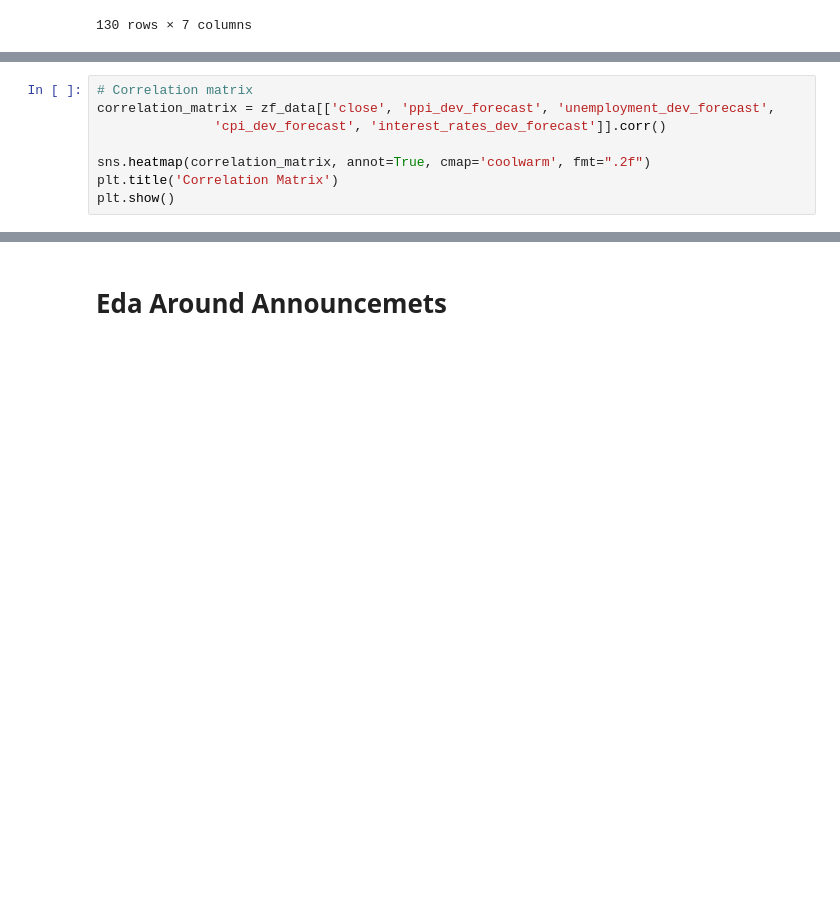
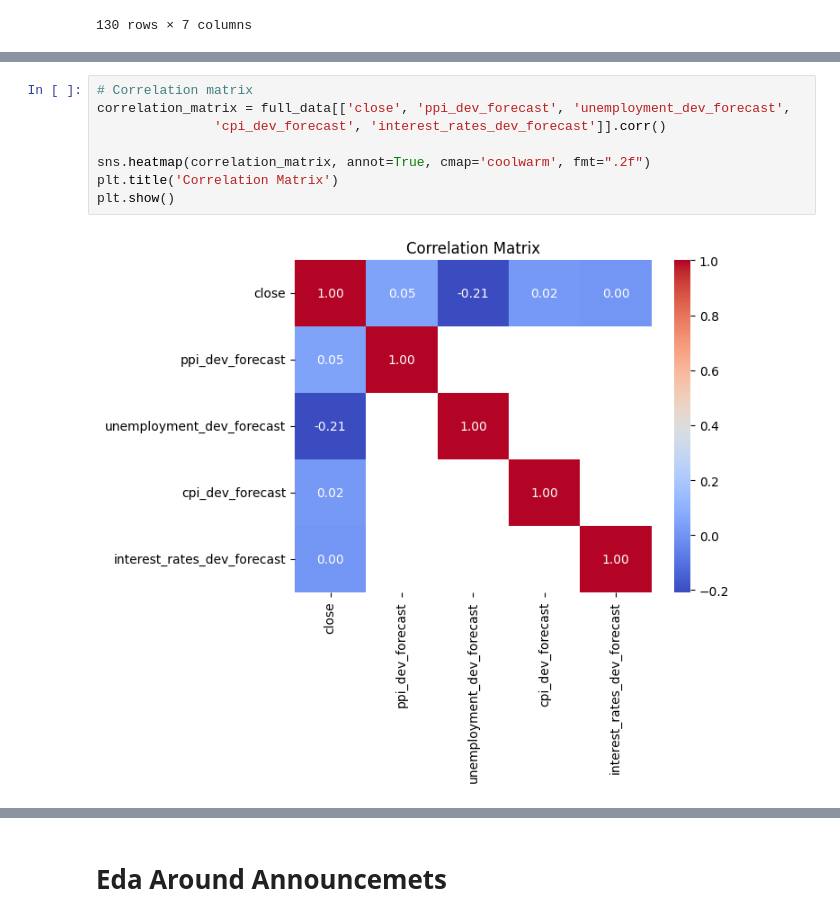
Before and after one commit to lazaros-23/options_trading, a Jupyter notebook: eda_on_announcement_days.ipynb, the cells around one changed output, grey strips where cells are left out. Saved outputs shown, nothing was run; the diff lists cells and outputs as text; blank space fills up the shorter version.

```diff
--- a/eda_on_announcement_days.ipynb
+++ b/eda_on_announcement_days.ipynb
@@ -132,10 +153,12 @@ max            0.006000                 2.500000e-03
 [figure]
 # %%
 # Correlation matrix
-correlation_matrix = zf_data[['close', 'ppi_dev_forecast', 'unemployment_dev_forecast',
+correlation_matrix = full_data[['close', 'ppi_dev_forecast', 'unemployment_dev_forecast',
                'cpi_dev_forecast', 'interest_rates_dev_forecast']].corr()
 
 sns.heatmap(correlation_matrix, annot=True, cmap='coolwarm', fmt=".2f")
 plt.title('Correlation Matrix')
 plt.show()
+# %% [output]
+[figure, added]
 # %%
```
Also changed, not shown: parts of 40 cells of this notebook.
